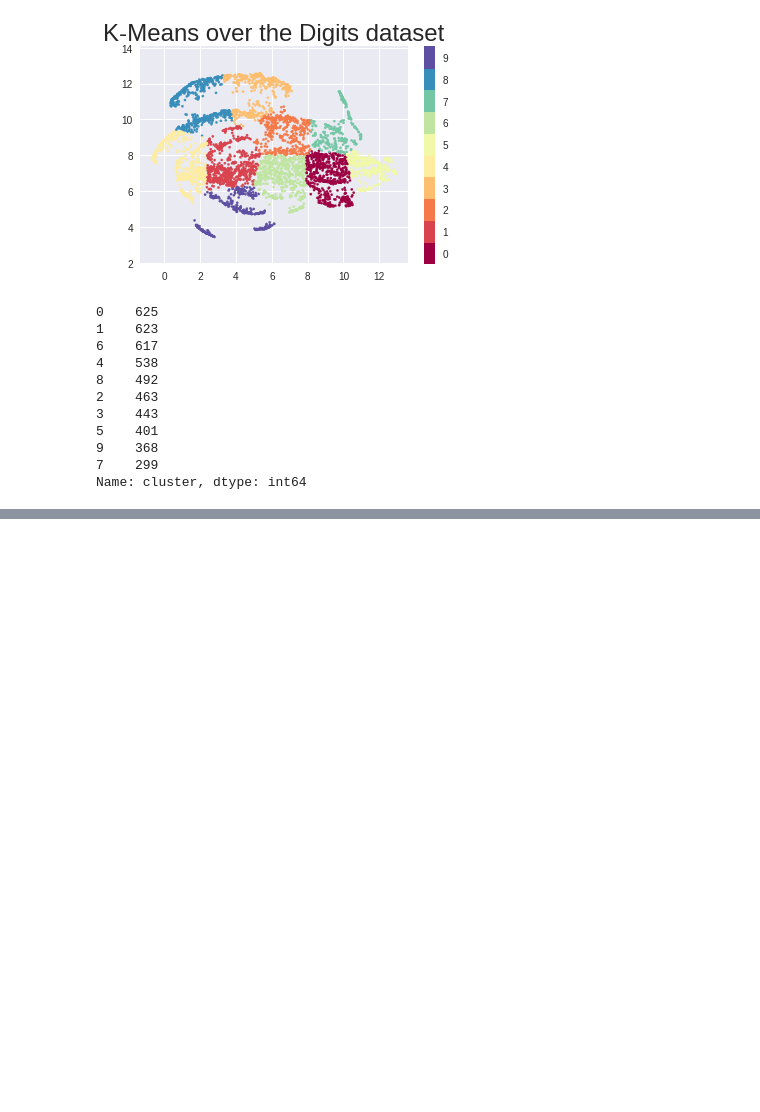
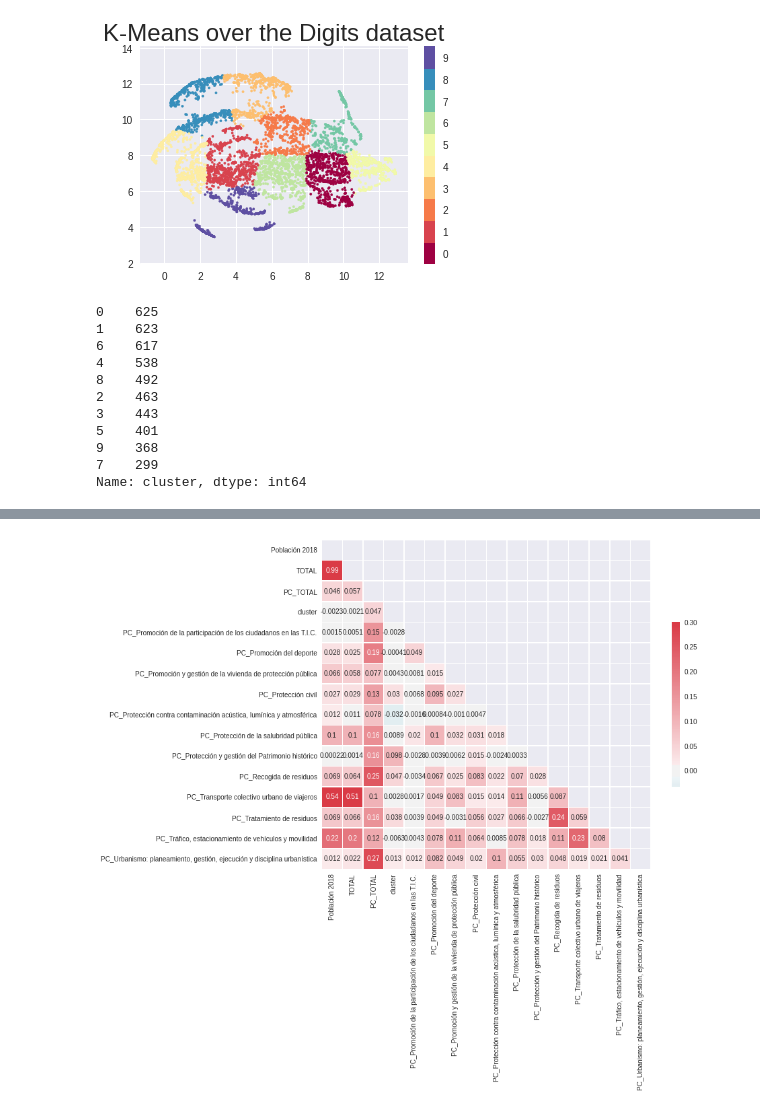
Before and after one commit to carpiero/DataTown, a Jupyter notebook: notebooks/Notebook_004.ipynb, the cells around one changed output, grey strips where cells are left out. Cells and saved outputs as stored; diff of their text form; code cells hidden in the pictures; blank space fills up the shorter version.

```diff
--- a/notebooks/Notebook_004.ipynb
+++ b/notebooks/Notebook_004.ipynb
@@ -161,3 +161,25 @@ df_final_pob['cluster'].value_counts()
 9    368
 7    299
 Name: cluster, dtype: int64
+# %%
+cols = df_final_pob.columns.tolist()
+cols = cols[0:5] + cols[49:]
+
+df_final_pob3=df_final_pob[cols]
+
+df_final_pob3=df_final_pob3.drop(columns=['codigo_geo'])
+
+cols = df_final_pob3.columns.tolist()
+cols4 = cols[0:7] + cols[50:] + cols[8:18]
+cols5= cols[0:7] + cols[50:] + cols[18:28]
+cols6= cols[0:7] + cols[50:] + cols[28:38]
+cols7= cols[0:7] + cols[50:] + cols[38:50]
+
+
+df_final_pob4=df_final_pob3[cols4]
+df_final_pob5=df_final_pob3[cols5]
+df_final_pob6=df_final_pob3[cols6]
+df_final_pob7=df_final_pob3[cols7]
+
+
+df_final_pob4.info()
@@ -163,0 +204,11 @@ Name: cluster, dtype: int64
+# %%
+df=df_final_pob7
+mask = np.triu(np.ones_like(df.corr(), dtype=np.bool))
+f, ax = plt.subplots(figsize=(11, 9))
+cmap = sns.diverging_palette(220, 10, as_cmap=True)
+sns.heatmap(df.corr(), mask=mask, cmap=cmap, vmax=.3, center=0,
+            square=True, linewidths=.5, cbar_kws={"shrink": .5}, annot=True)
+
+plt.show()
+# %% [output]
+[figure, added]
```
Also changed, not shown: parts of 4 cells of this notebook, 3 other files.
